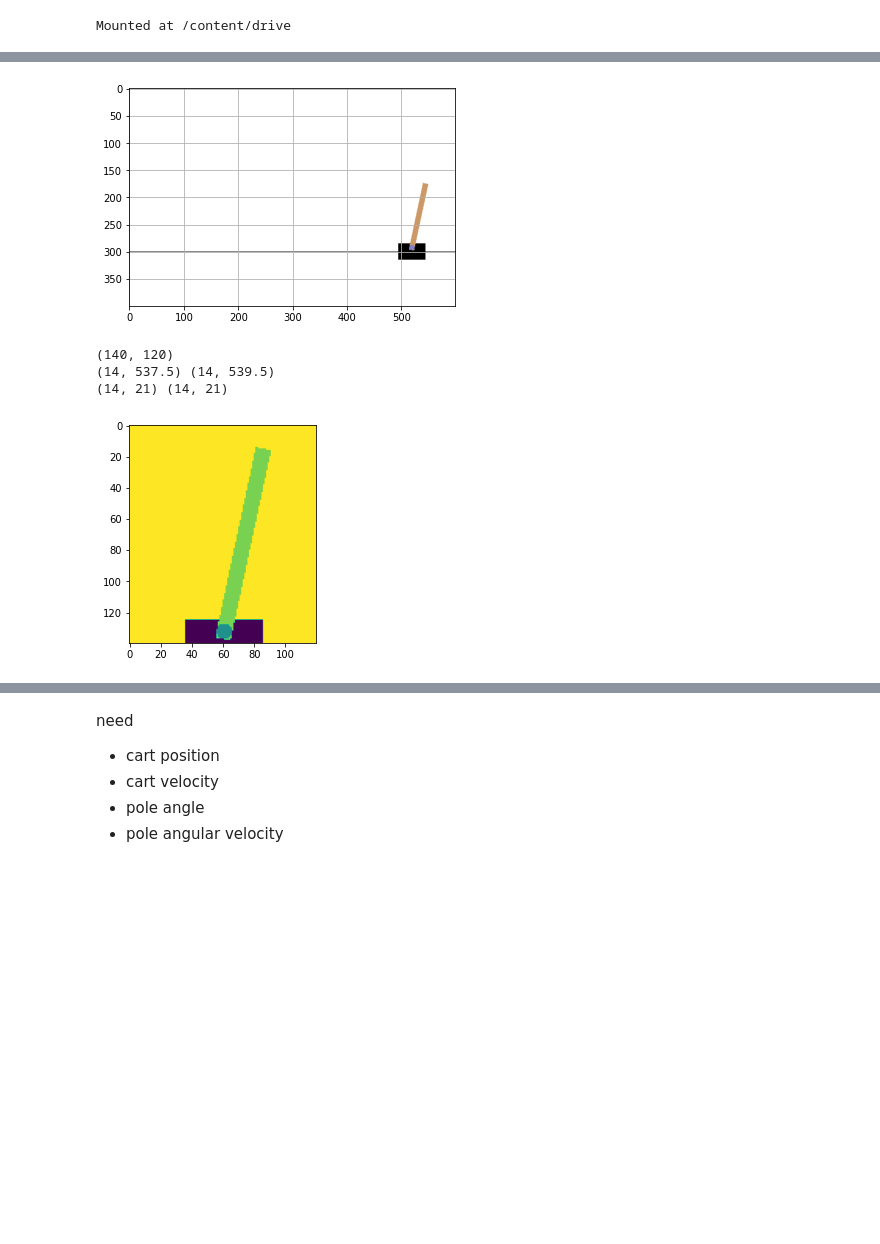
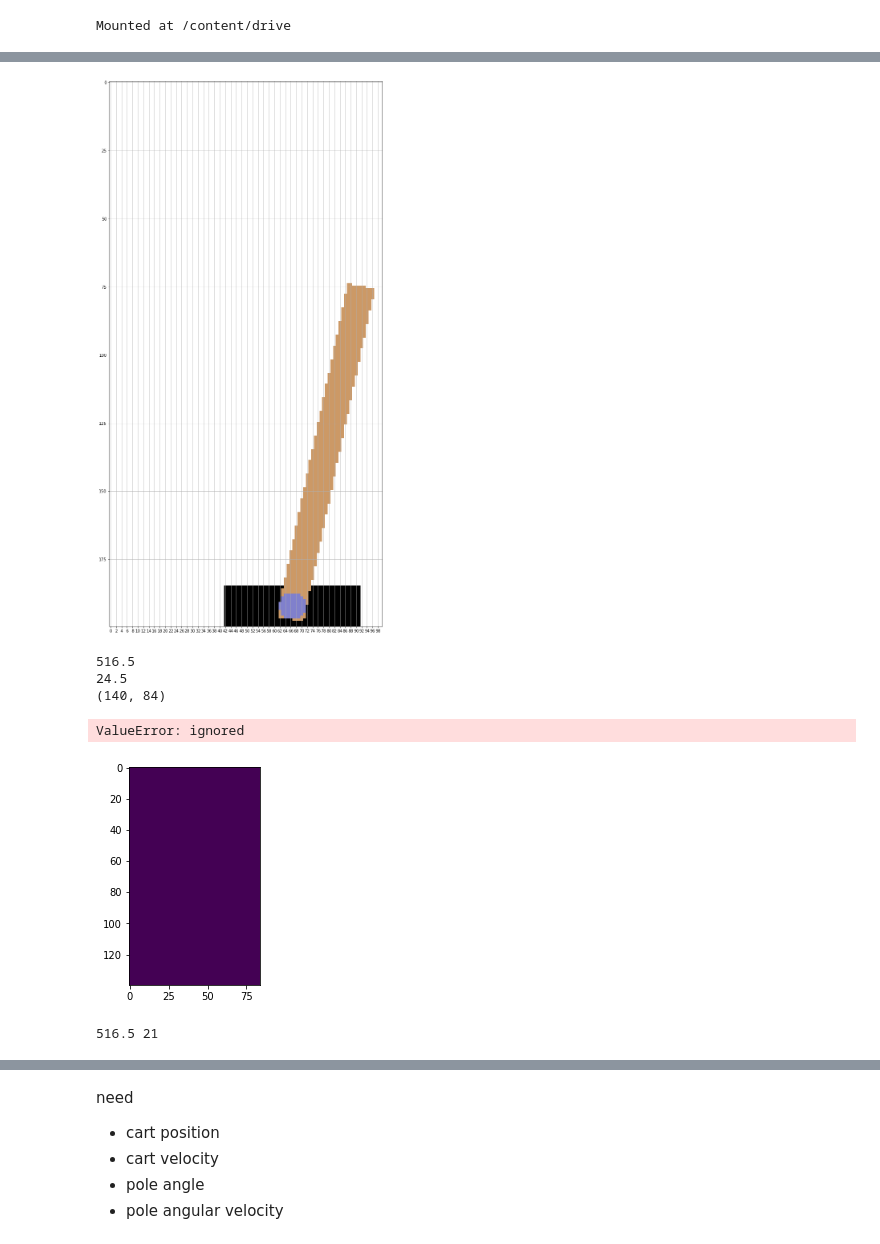
Before and after one commit to DanieleFoscarin/NNDL_hw3, a Jupyter notebook: state_from_image_dev.ipynb, the cells around one changed output, grey strips where cells are left out. Cells and saved outputs as stored; diff of their text form; code cells hidden in the pictures; blank space fills up the shorter version.

```diff
--- a/state_from_image_dev.ipynb
+++ b/state_from_image_dev.ipynb
@@ -20,9 +20,10 @@ print(np.shape(frame))
 # %%
 frame_2 = frame.copy()
 frame_2[:,2:,:] = frame[:,:-2,:]
 frame_2[:,0:2,:] = frame[:,-3:-1,:]
-
-plt.imshow(frame_2)
+fig, ax = plt.subplots(1,1,figsize=(20,25))
+ax.imshow(frame[100:300, 450:550])
+ax.set_xticks(range(0,100,2))
 plt.grid()
 # %% [output]
-[figure, old version]
+[figure, new version]
@@ -31,37 +34,66 @@ plt.grid()
 # frame1 = frame.copy
 
 frame1 = frame[160:300]
-frame2 = frame_2[160:300]
+# frame2 = frame_2[160:300]
 cart_pos1 = np.mean(np.arange(600)[frame1[139,:,0]<255])
-cart_pos2 = np.mean(np.arange(600)[frame2[139,:,0]<255])
+# print(frame1[139,:,0]<255)
+print(cart_pos1)
+cart_pos1 = 24.5 + np.argmin(frame1[139,:,0]<255)
+print(cart_pos1)
+# cart_pos2 = np.mean(np.arange(600)[frame2[139,:,0]<255])
 
-cart_vel = cart_pos2 - cart_pos1
+# cart_vel = cart_pos2 - cart_pos1
 
 # resctrict the searched area in the neighborhood of the cart
 flat_search1 = frame1[:,int(np.clip(cart_pos1-60, 0 ,np.shape(frame1)[1])):int(np.clip(cart_pos1+60, 0 ,np.shape(frame1)[1])),0]
-flat_search2 = frame2[:,int(np.clip(cart_pos1-60, 0 ,np.shape(frame2)[1])):int(np.clip(cart_pos1+60, 0 ,np.shape(frame2)[1])),0]
+# flat_search2 = frame2[:,int(np.clip(cart_pos1-60, 0 ,np.shape(frame2)[1])):int(np.clip(cart_pos1+60, 0 ,np.shape(frame2)[1])),0]
 plt.imshow(flat_search1)
 print(np.shape(flat_search1))
 
 #reshape varying the last dimension first
 flat_search1 = np.reshape(flat_search1, (120*140,1))
-flat_search2 = np.reshape(flat_search2, (120*140,1))
+# flat_search2 = np.reshape(flat_search2, (120*140,1))
 
 idx1 = np.argmax(flat_search1<255)
 point1 = [idx1//120, idx1%120]
 point1 = (point1[0], point1[1]-60)
+print(point1)
 pole_pos1 = (point1[0], cart_pos1 + point1[1])
 pole_rel_pos1 = point1[1]
 
-idx2 = np.argmax(flat_search1<255)
-point2 = [idx2//120, idx2%120]
-point2 = (point2[0], point2[1]-60)
-pole_pos2 = (point2[0], cart_pos2 + point2[1])
-pole_rel_pos2 = point2[1]
+print(pole_rel_pos1)
 
-pole_vel = pol_rel_pos2 - pole_rel_pos1
+# idx2 = np.argmax(flat_search1<255)
+# point2 = [idx2//120, idx2%120]
+# point2 = (point2[0], point2[1]-60)
+# pole_pos2 = (point2[0], cart_pos2 + point2[1])
+# pole_rel_pos2 = point2[1]
+
+# pole_vel = pol_rel_pos2 - pole_rel_pos1
 # %% [output]
-(140, 120)
-(14, 537.5) (14, 539.5)
-(14, 21) (14, 21)
+516.5
+24.5
+(140, 84)
+ValueError: ignored
-[figure, old version]
+[figure, new version]
+# %%
+frame = np.load("/content/drive/MyDrive/UNI_ICT/NNDL/NNDL_hw3_data/fame.npy")
+
+
+frame = frame[160:300]
+# cart_pos = np.mean(np.arange(600)[frame[139,:,0]<255])
+cart_pos = 24.5 + np.argmin(frame1[139,:,0])
+ros_L = int(max(cart_pos-60, 0))
+ros_R = int(min(cart_pos+60, np.shape(frame)[1]))
+flat_search = frame[:,ros_L:ros_R, 0]
+flat_search = np.reshape(flat_search, ((ros_R-ros_L)*140,1))
+idx = np.argmax(flat_search<255)
+point = [idx//120, idx%120]
+point = (point[0], point[1]-60)
+pole_pos = (point[0], cart_pos + point[1])
+pole_rel_pos = point[1]
+
+
+print(cart_pos,pole_rel_pos)
+# %% [output]
+516.5 21
```
Also changed, not shown: parts of 3 cells of this notebook.
